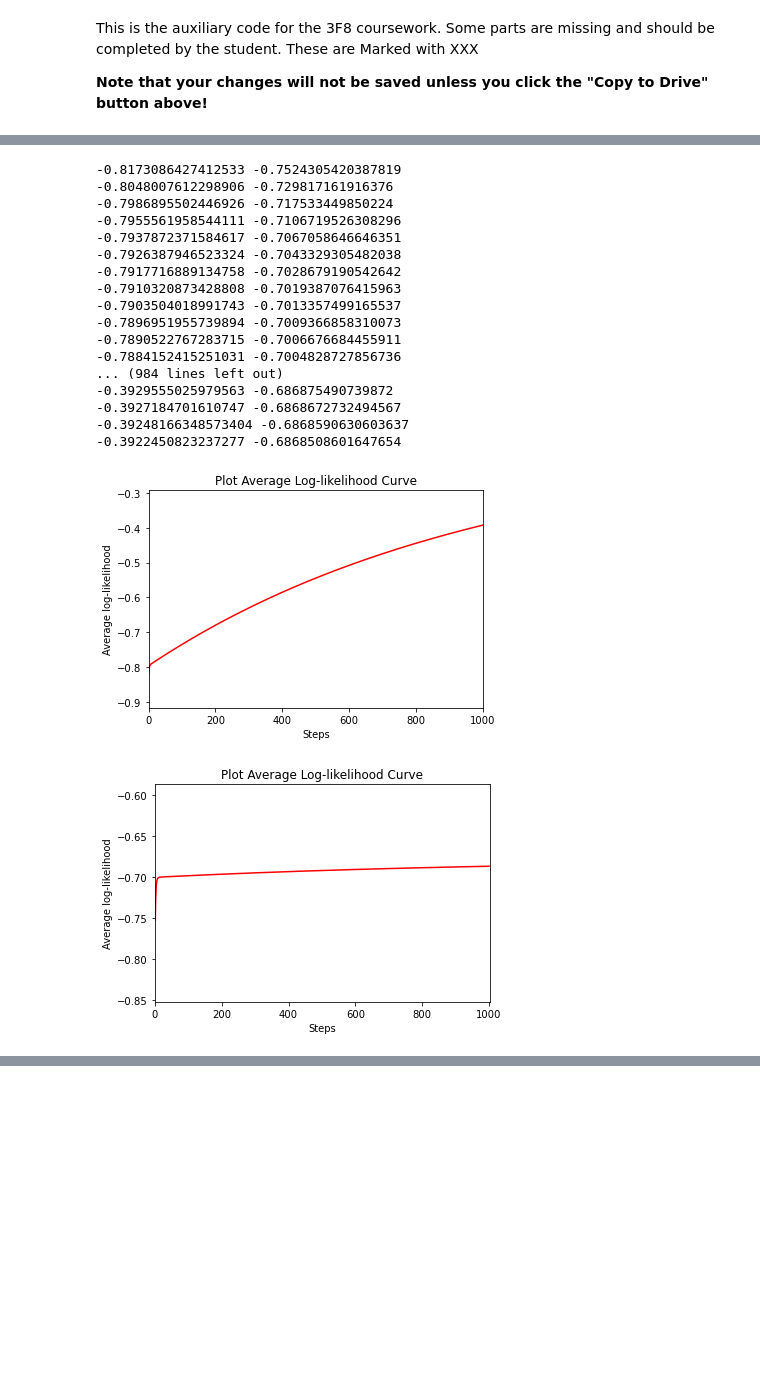
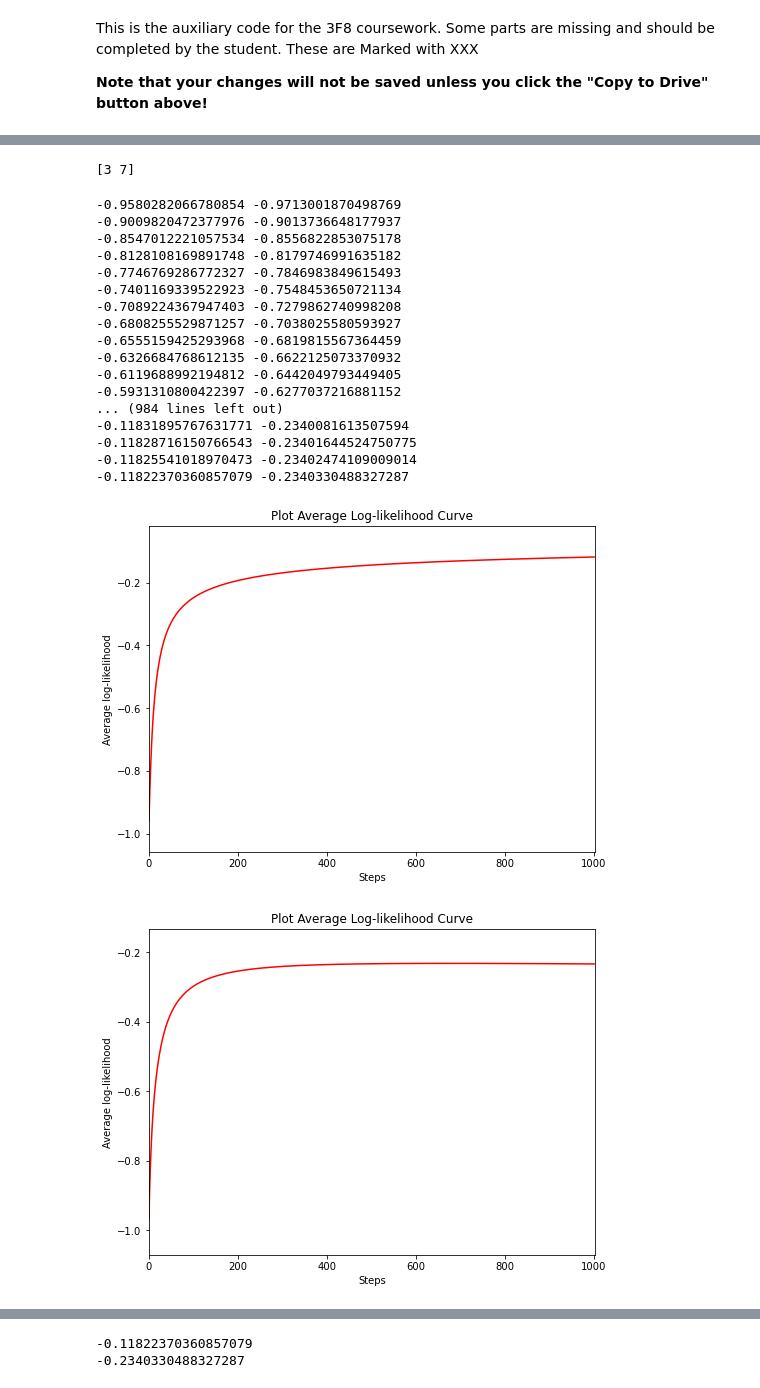
Before and after one commit to ofs416/Bayesian_Inference, a Jupyter notebook: 3F8_Lab.ipynb, the cells around one changed output, grey strips where cells are left out. Saved outputs shown, nothing was run; the diff lists cells and outputs as text; code cells hidden in the pictures; blank space fills up the shorter version.

```diff
--- a/3F8_Lab.ipynb
+++ b/3F8_Lab.ipynb
@@ -19,6 +19,7 @@ y = y[ permutation ]
 # We plot the data
 
 import matplotlib.pyplot as plt
+plt.rcParams["figure.figsize"] = (8,6)
 
 ##
 # Function that plots the points in 2D together with their labels
@@ -231,7 +234,7 @@ def plot_predictive_distribution(X, y, w, map_inputs = lambda x : x):
     X_tilde = get_x_tilde(map_inputs(np.concatenate((xx.ravel().reshape((-1, 1)), yy.ravel().reshape((-1, 1))), 1)))
     Z = predict(X_tilde, w)
     Z = Z.reshape(xx.shape)
-    cs2 = ax.contour(xx, yy, Z, cmap = 'RdBu', linewidths = 2)
+    cs2 = ax.contour(xx, yy, Z, cmap = 'RdBu', linewidths = 4)
     plt.clabel(cs2, fmt = '%2.1f', colors = 'k', fontsize = 14)
     plt.show()
 
@@ -241,8 +244,8 @@ from sklearn import metrics
 
 def conf_matrix(y_true, y_pred):
     y_pred = np.where(y_pred > 0.5, 1, 0)
-    confusion_matrix = metrics.confusion_matrix(y_true, y_pred)
-    cm_display = metrics.ConfusionMatrixDisplay(confusion_matrix = confusion_matrix, display_labels = [False, True])
+    confusion_matrix = metrics.confusion_matrix(y_true, y_pred, normalize='true')
+    cm_display = metrics.ConfusionMatrixDisplay(confusion_matrix = confusion_matrix, display_labels = [0, 1])
     cm_display.plot()
     plt.show()
     return
@@ -265,6 +272,7 @@ plot_predictive_distribution(X, y, w)
 #
 # Output: Feature matrix with the evaluations of the Gaussian basis functions.
 #
+print(np.sum([[1,2],[3,4]],1))
 
 def evaluate_basis_functions(l, X, Z):
     X2 = np.sum(X**2, 1)
@@ -273,40 +281,50 @@ def evaluate_basis_functions(l, X, Z):
     ones_X = np.ones(X.shape[ 0 ])
     r2 = np.outer(X2, ones_Z) - 2 * np.dot(X, Z.T) + np.outer(ones_X, Z2)
     return np.exp(-0.5 / l**2 * r2)
+# %% [output]
+[3 7]
 # %%
 # We expand the data
 
-l = 0.01 # XXX Width of the Gaussian basis funcction. To be completed by the student
+l = 0.1 # XXX Width of the Gaussian basis funcction. To be completed by the student
 
 X_tilde_train = get_x_tilde(evaluate_basis_functions(l, X_train, X_train))
 X_tilde_test = get_x_tilde(evaluate_basis_functions(l, X_test, X_train))
 
 # We train the new classifier on the feature expanded inputs
 
-alpha = 0.002 # XXX Learning rate for gradient-based optimisation with basis functions. To be completed by the student 0.0001, 0.002, 0.00003
+alpha = 0.005 # XXX Learning rate for gradient-based optimisation with basis functions. To be completed by the student 0.0001, 0.002, 0.00003
 n_steps = 1000 # XXX Number of steps of gradient-based optimisation with basis functions. To be completed by the student
 
 w, ll_train, ll_test = fit_w(X_tilde_train, y_train, X_tilde_test, y_test, n_steps, alpha)
 
 plot_ll(ll_train)
 plot_ll(ll_test)
+
+# We plot the predictive distribution
+
+plot_predictive_distribution(X, y, w, lambda x : evaluate_basis_functions(l, x, X_train))
+conf_matrix(y_test, predict(X_tilde_test,w))
+
+print(ll_train[999])
+print(ll_test[999])
 # %% [output]
--0.8173086427412533 -0.7524305420387819
--0.8048007612298906 -0.729817161916376
--0.7986895502446926 -0.717533449850224
--0.7955561958544111 -0.7106719526308296
--0.7937872371584617 -0.7067058646646351
--0.7926387946523324 -0.7043329305482038
--0.7917716889134758 -0.7028679190542642
--0.7910320873428808 -0.7019387076415963
--0.7903504018991743 -0.7013357499165537
--0.7896951955739894 -0.7009366858310073
--0.7890522767283715 -0.7006676684455911
--0.7884152415251031 -0.7004828727856736
+-0.9580282066780854 -0.9713001870498769
+-0.9009820472377976 -0.9013736648177937
+-0.8547012221057534 -0.8556822853075178
+-0.8128108169891748 -0.8179746991635182
+-0.7746769286772327 -0.7846983849615493
+-0.7401169339522923 -0.7548453650721134
+-0.7089224367947403 -0.7279862740998208
+-0.6808255529871257 -0.7038025580593927
+-0.6555159425293968 -0.6819815567364459
+-0.6326684768612135 -0.6622125073370932
+-0.6119688992194812 -0.6442049793449405
+-0.5931310800422397 -0.6277037216881152
 ... (984 lines left out)
--0.3929555025979563 -0.686875490739872
--0.3927184701610747 -0.6868672732494567
--0.39248166348573404 -0.6868590630603637
--0.3922450823237277 -0.6868508601647654
+-0.11831895767631771 -0.2340081613507594
+-0.11828716150766543 -0.23401644524750775
+-0.11825541018970473 -0.23402474109009014
+-0.11822370360857079 -0.2340330488327287
-[figure, old version]
+[figure, new version]
-[figure, old version]
+[figure, new version]
@@ -313,3 +333,5 @@ plot_ll(ll_test)
+-0.11822370360857079
+-0.2340330488327287
 # %%
 # We expand the data
 
```
Also changed, not shown: parts of 9 cells of this notebook.
